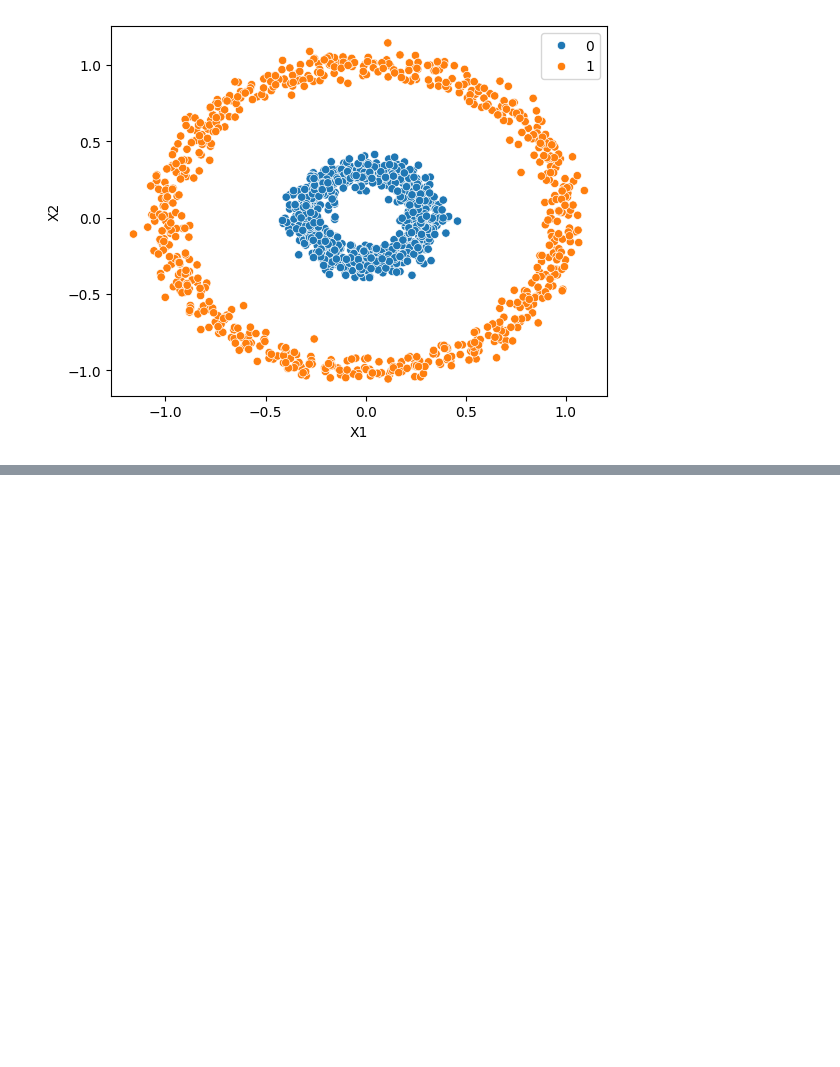
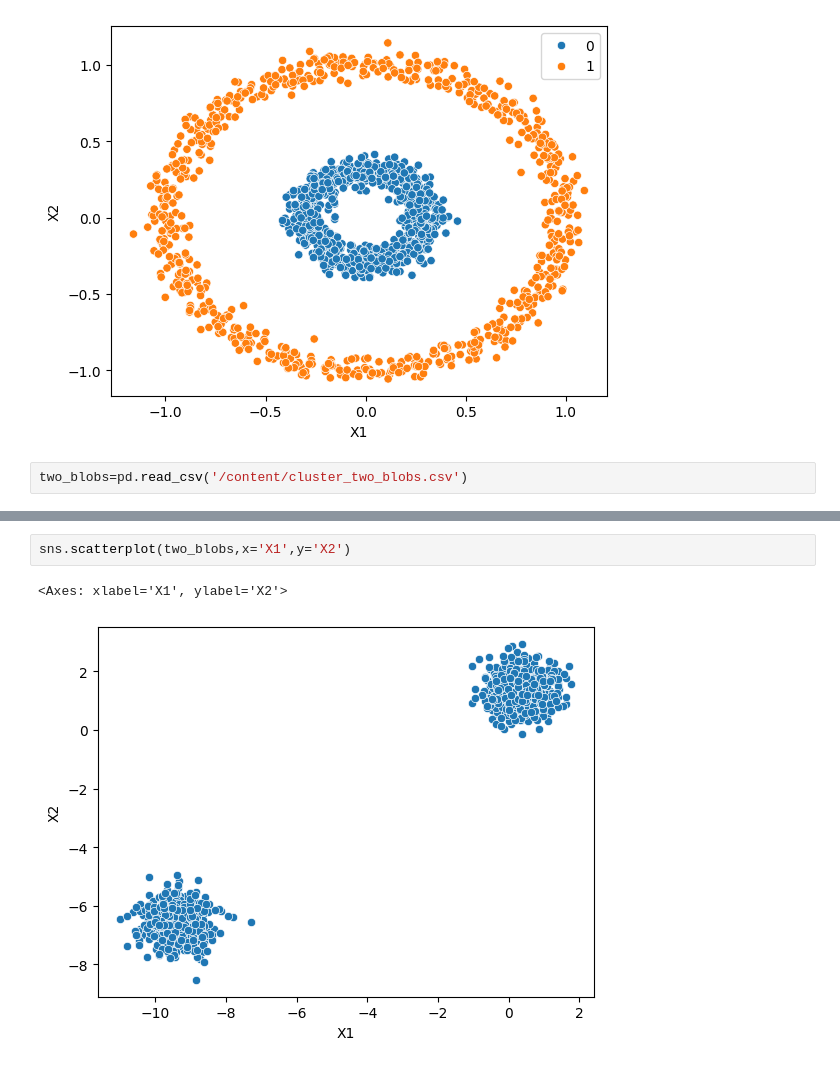
Before and after one commit to Rushikesh419/Machine-learning, a Jupyter notebook: DBSCAN_vs_KMeans.ipynb, the cells around one changed output, grey strips where cells are left out. Saved outputs shown, nothing was run; the diff lists cells and outputs as text; blank space fills up the shorter version.

```diff
--- a/DBSCAN_vs_KMeans.ipynb
+++ b/DBSCAN_vs_KMeans.ipynb
@@ -99,3 +99,5 @@ model=DBSCAN(eps=0.15)
 display(model,circles)
 # %% [output]
 [figure]
+# %%
+two_blobs=pd.read_csv('/content/cluster_two_blobs.csv')
@@ -101,0 +138,5 @@ display(model,circles)
+# %%
+sns.scatterplot(two_blobs,x='X1',y='X2')
+# %% [output]
+<Axes: xlabel='X1', ylabel='X2'>
+[figure, added]
```
Also changed, not shown: parts of 16 cells of this notebook.
